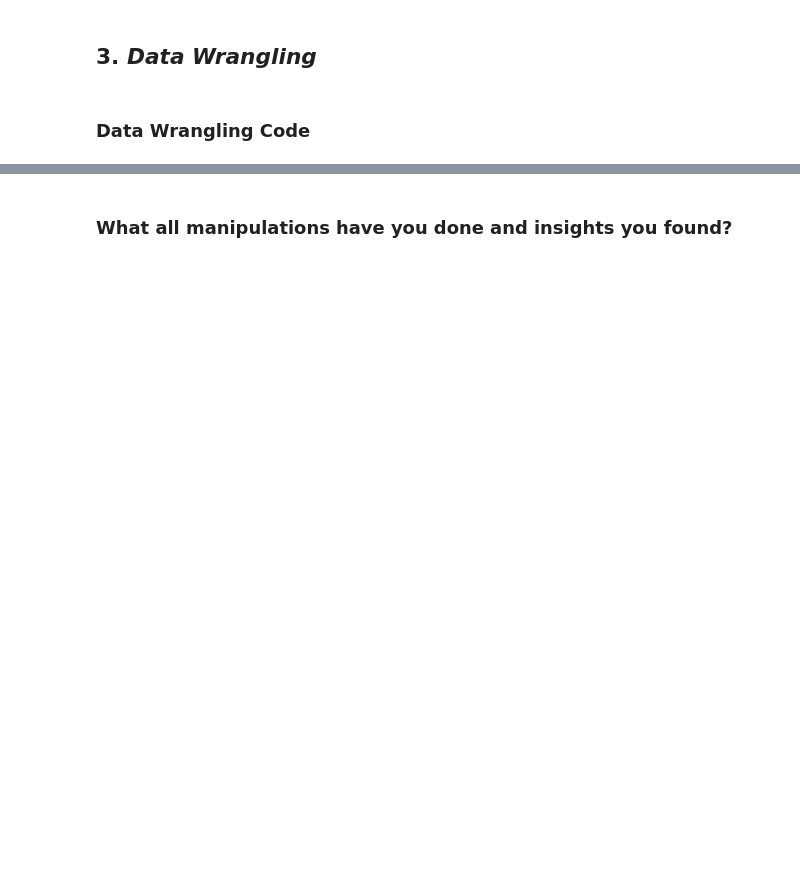
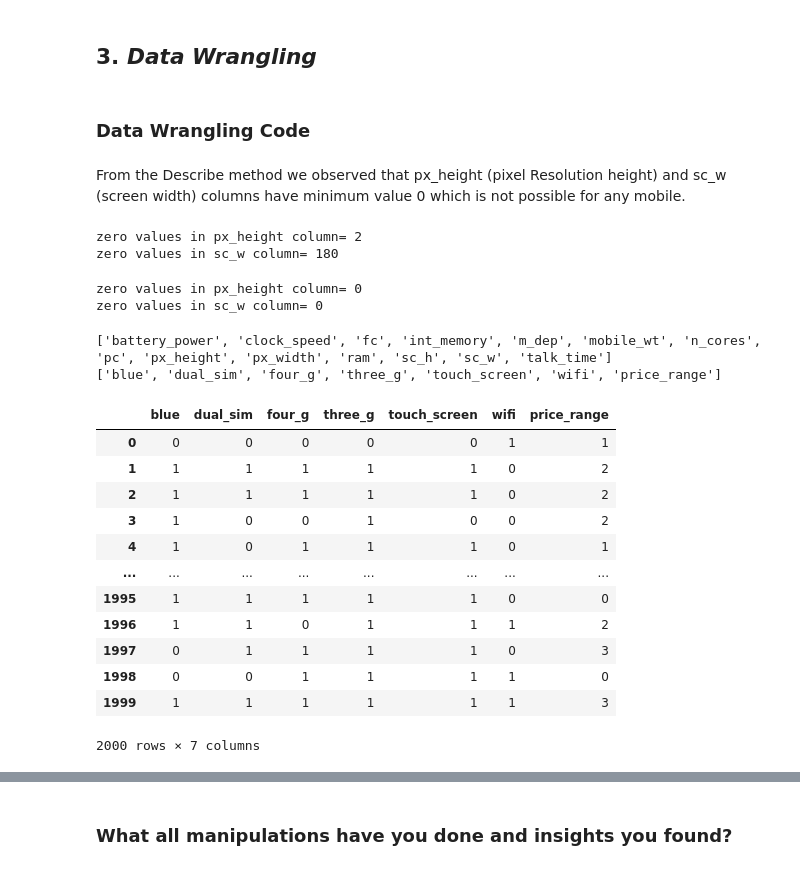
Before and after one commit to kapilkukreja469/Mobile_price_range_prediction, a Jupyter notebook: Mobile_price_range_prediction_by_kapil_kukreja.ipynb, the cells around one changed output, grey strips where cells are left out. Drawn from its saved outputs; the diff is of its cells as text; code cells hidden in the pictures; blank space fills up the shorter version.

```diff
--- a/Mobile_price_range_prediction_by_kapil_kukreja.ipynb
+++ b/Mobile_price_range_prediction_by_kapil_kukreja.ipynb
@@ -314,0 +316,9 @@ Unique values for price_range are: [1 2 3 0]
+# %% [markdown]
+From the Describe method we observed that px_height (pixel Resolution height) and sc_w (screen width) columns have minimum value 0 which is not possible for any mobile.
+# %%
+# Write your code to make your dataset analysis ready.
+print("zero values in px_height column=",sum(mobile_df.px_height==0))        # checking for zero values in px_height column
+print("zero values in sc_w column=",sum(mobile_df.sc_w==0))                  # checking for zero values in sc_w column
+# %% [output]
+zero values in px_height column= 2
+zero values in sc_w column= 180
@@ -314,0 +330,37 @@ Unique values for price_range are: [1 2 3 0]
+# %%
+# Rechecking for zero values
+print("zero values in px_height column=",sum(mobile_df.px_height==0))
+print("zero values in sc_w column=",sum(mobile_df.sc_w==0))
+# %% [output]
+zero values in px_height column= 0
+zero values in sc_w column= 0
+# %%
+#Lists of numerical and categorical categories are being created.
+numerical_columns=[]
+categorical_columns=[]
+for col in mobile_df.columns:
+  if mobile_df[col].nunique()>5:
+    numerical_columns.append(col)
+  else:
+    categorical_columns.append(col)
+print(numerical_columns)
+print(categorical_columns)
+# %% [output]
+['battery_power', 'clock_speed', 'fc', 'int_memory', 'm_dep', 'mobile_wt', 'n_cores', 'pc', 'px_height', 'px_width', 'ram', 'sc_h', 'sc_w', 'talk_time']
+['blue', 'dual_sim', 'four_g', 'three_g', 'touch_screen', 'wifi', 'price_range']
+# %%
+mobile_df[categorical_columns]
+# %% [output]
+|  | blue | dual_sim | four_g | three_g | touch_screen | wifi | price_range |
+| 0 | 0 | 0 | 0 | 0 | 0 | 1 | 1 |
+| 1 | 1 | 1 | 1 | 1 | 1 | 0 | 2 |
+| 2 | 1 | 1 | 1 | 1 | 1 | 0 | 2 |
+| 3 | 1 | 0 | 0 | 1 | 0 | 0 | 2 |
+| 4 | 1 | 0 | 1 | 1 | 1 | 0 | 1 |
+| ... | ... | ... | ... | ... | ... | ... | ... |
+| 1995 | 1 | 1 | 1 | 1 | 1 | 0 | 0 |
+| 1996 | 1 | 1 | 0 | 1 | 1 | 1 | 2 |
+| 1997 | 0 | 1 | 1 | 1 | 1 | 0 | 3 |
+| 1998 | 0 | 0 | 1 | 1 | 1 | 1 | 0 |
+| 1999 | 1 | 1 | 1 | 1 | 1 | 1 | 3 |
+2000 rows × 7 columns
```
Also changed, not shown: parts of 50 cells of this notebook.
